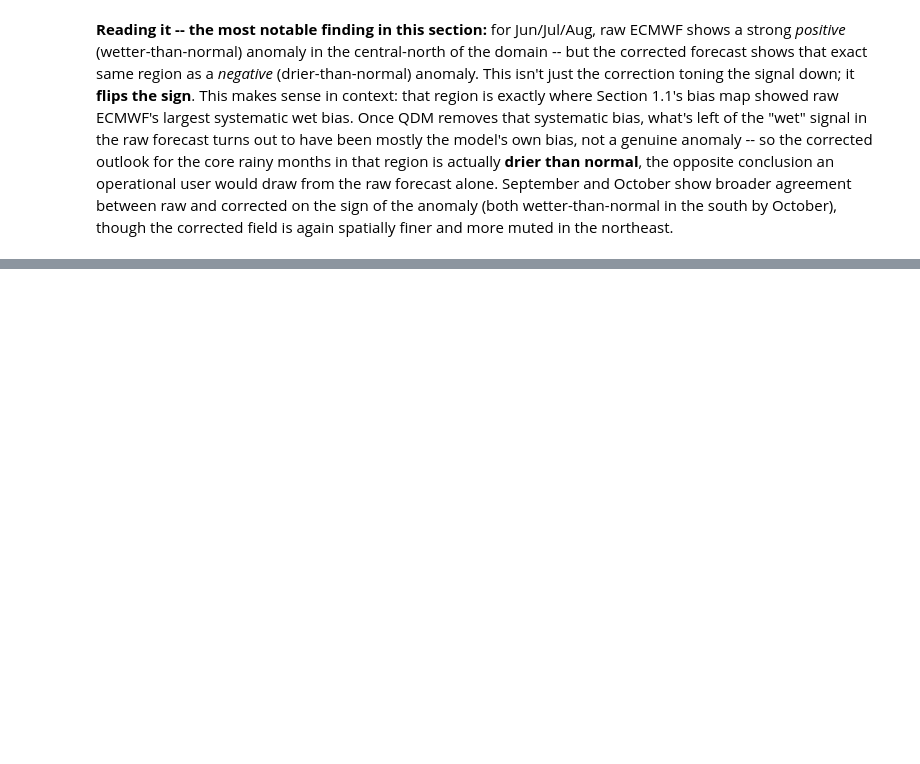
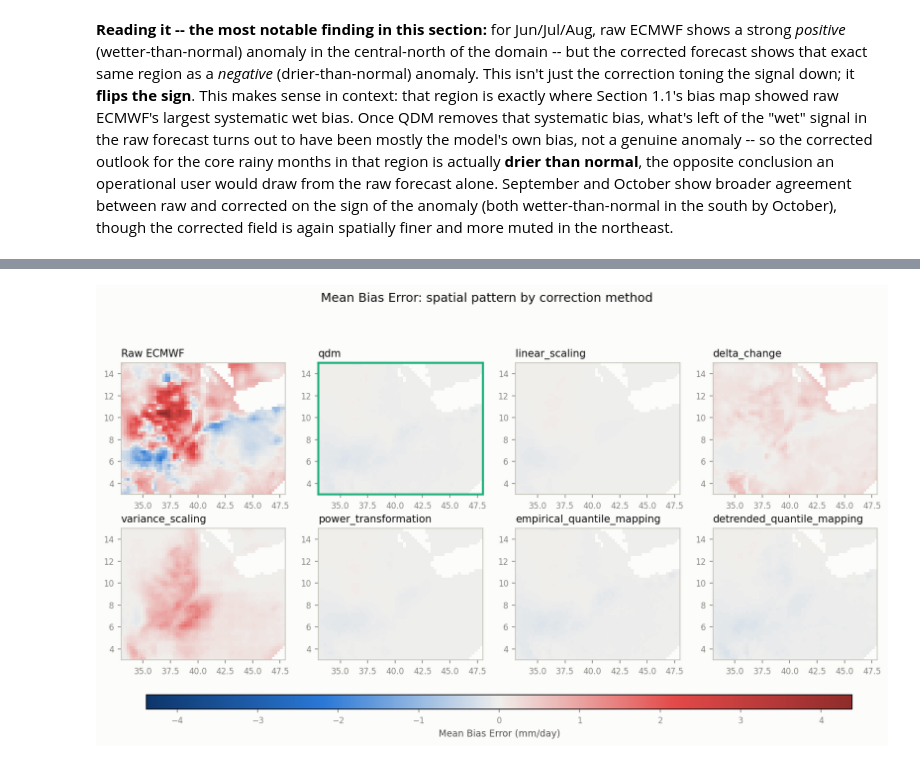
Before and after one commit to YonSci/sbc-qdm, a Jupyter notebook: notebooks/evaluation_report.ipynb, the cells around one changed output, grey strips where cells are left out. Drawn from its saved outputs; the diff is of its cells as text; code cells hidden in the pictures; blank space fills up the shorter version.

```diff
--- a/notebooks/evaluation_report.ipynb
+++ b/notebooks/evaluation_report.ipynb
@@ -776,0 +848,13 @@ more muted in the northeast.
+# %%
+from sbc_qdm.verify.compare import mbe_maps, plot_method_comparison_maps, roc_skill_maps, wet_day_freq_bias_maps
+
+method_eval_dirs = {
+    m: (OUTPUT_DIR if m == "qdm" else OUTPUT_DIR / "methods" / m) / "evaluation"
+    for m in methods
+}
+
+mbe_fields, mbe_raw = mbe_maps(method_eval_dirs)
+plot_method_comparison_maps(mbe_fields, COMPARISON_DIR / "comparison_maps_mbe.png", "Mean Bias Error", "mm/day", raw_field=mbe_raw)
+show(COMPARISON_DIR / "comparison_maps_mbe.png")
+# %% [output]
+[figure, added]
```
Also changed, not shown: parts of 9 cells of this notebook, 3 other files.
